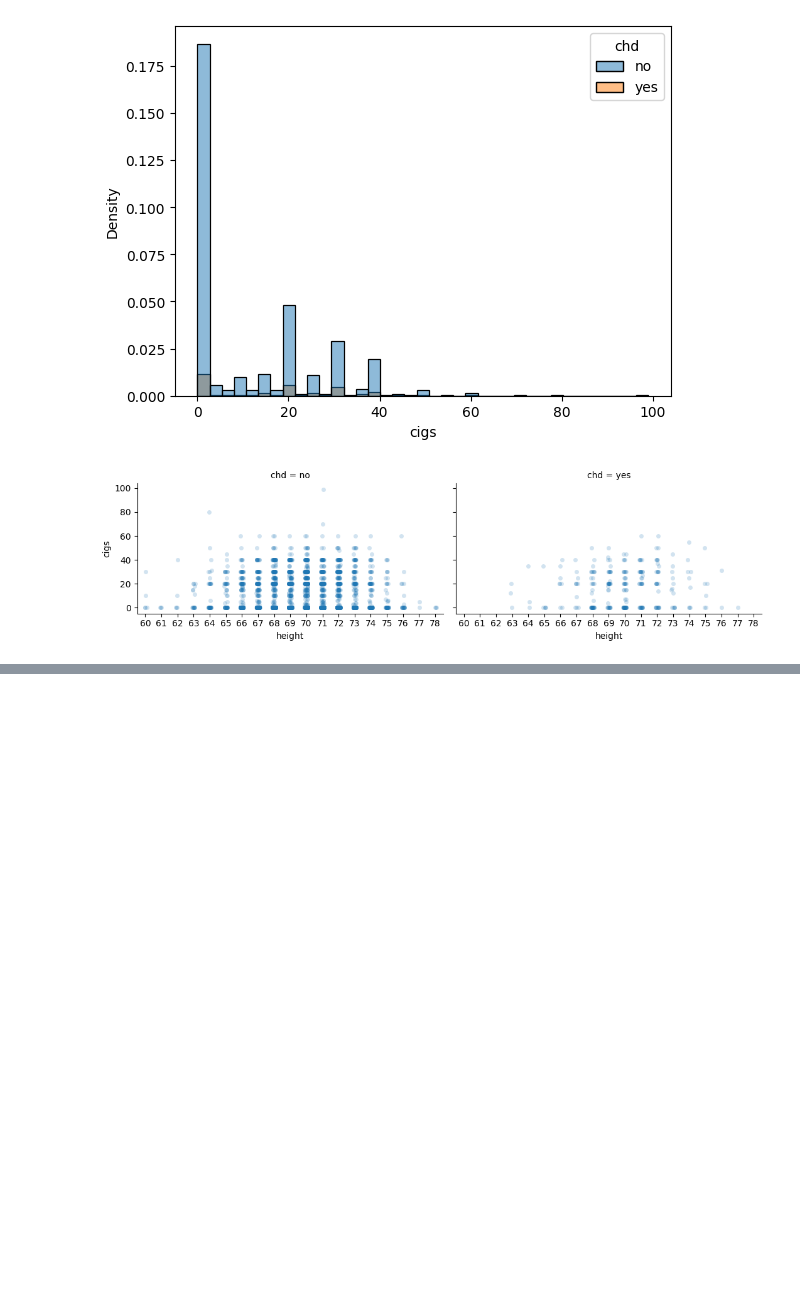
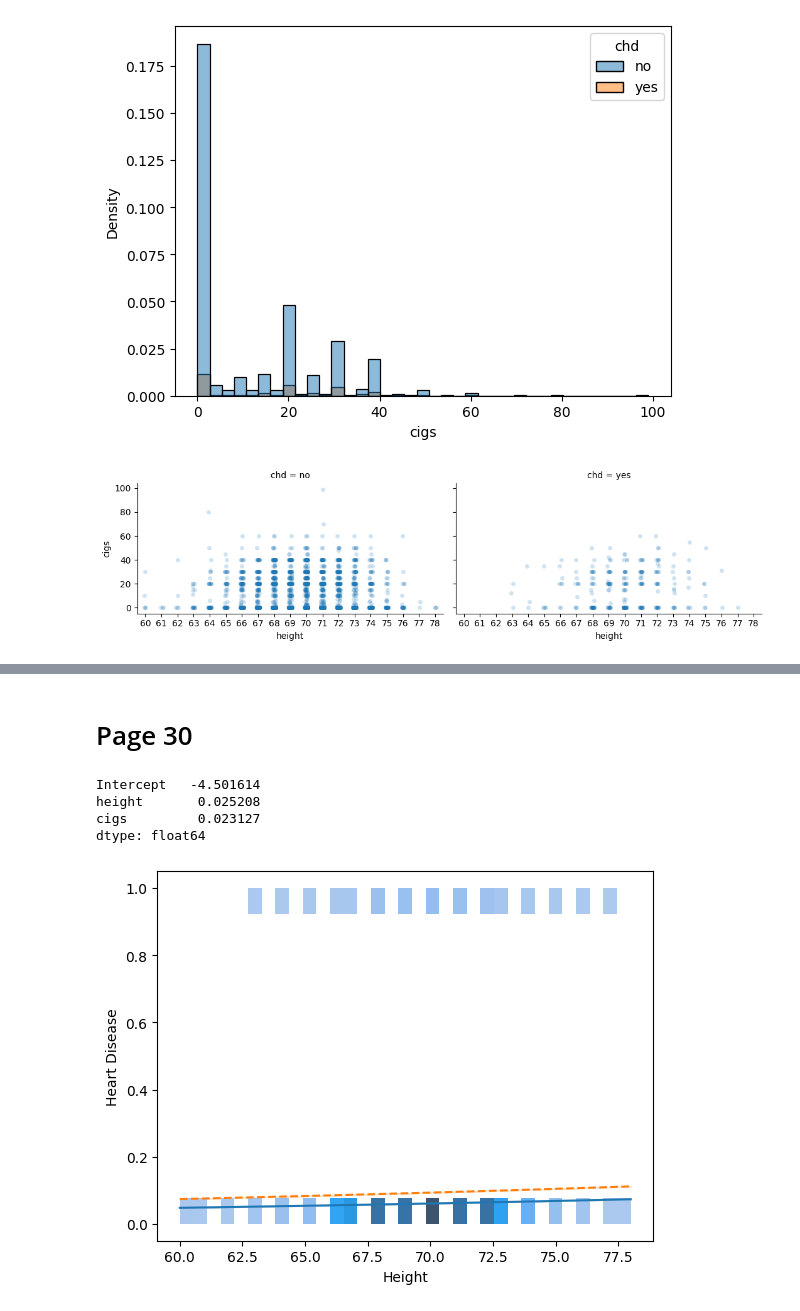
Before and after one commit to percivalphakath/Extending-the-Linear-Model-with-Python, a Jupyter notebook: Chapter2-BinaryResponse.ipynb, the cells around one changed output, grey strips where cells are left out. Cells and saved outputs as stored; diff of their text form; code cells hidden in the pictures; blank space fills up the shorter version.

```diff
--- a/Chapter2-BinaryResponse.ipynb
+++ b/Chapter2-BinaryResponse.ipynb
@@ -90,0 +113,6 @@ sns.FacetGrid(data=wcgs,
+# %%
+# The Generalized Linear Model (GLM) with the binomial link function
+import statsmodels.formula.api as smf
+
+lmod = smf.logit(data = wcgs,
+           formula = "y~height+cigs").fit();
@@ -90,0 +139,39 @@ sns.FacetGrid(data=wcgs,
+# %% [markdown]
+<h1>Page 30 </h1>
+# %%
+# Extract the coefficients
+lmod.params
+# %% [output]
+Intercept   -4.501614
+height       0.025208
+cigs         0.023127
+dtype: float64
+# %%
+constant = lmod.params.Intercept
+beta1 = lmod.params.height
+beta2 = lmod.params.cigs
+# %%
+# Height
+x = wcgs['height']
+
+# Vary the height for the nonsmokers
+nonsmokers = constant+beta1*x+beta2*0
+
+# Vary the height for the 20 day smokers
+smokers = constant+beta1*x+beta2*20
+
+# Solid line represent nonsmokers
+sns.lineplot(x = x,
+             y = expit(nonsmokers))
+# Dashed line ia pack-a-day smoker
+sns.lineplot(x = x,
+             y = expit(smokers),
+             linestyle='--')
+# Plot a histograms - showing the distribution of heights for both those with and without heart disease
+sns.histplot(data=wcgs,
+            y ='y',
+            x = 'height')
+plt.xlabel("Height")
+plt.ylabel("Heart Disease");
+# %% [output]
+[figure, added]
```
Also changed, not shown: parts of 7 cells of this notebook.
